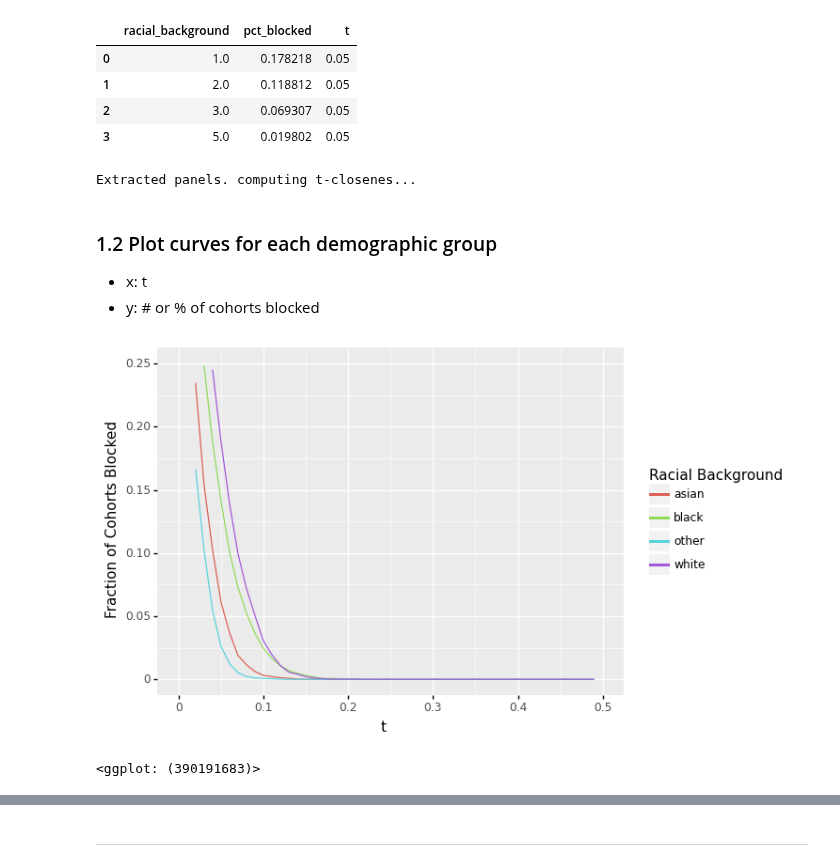
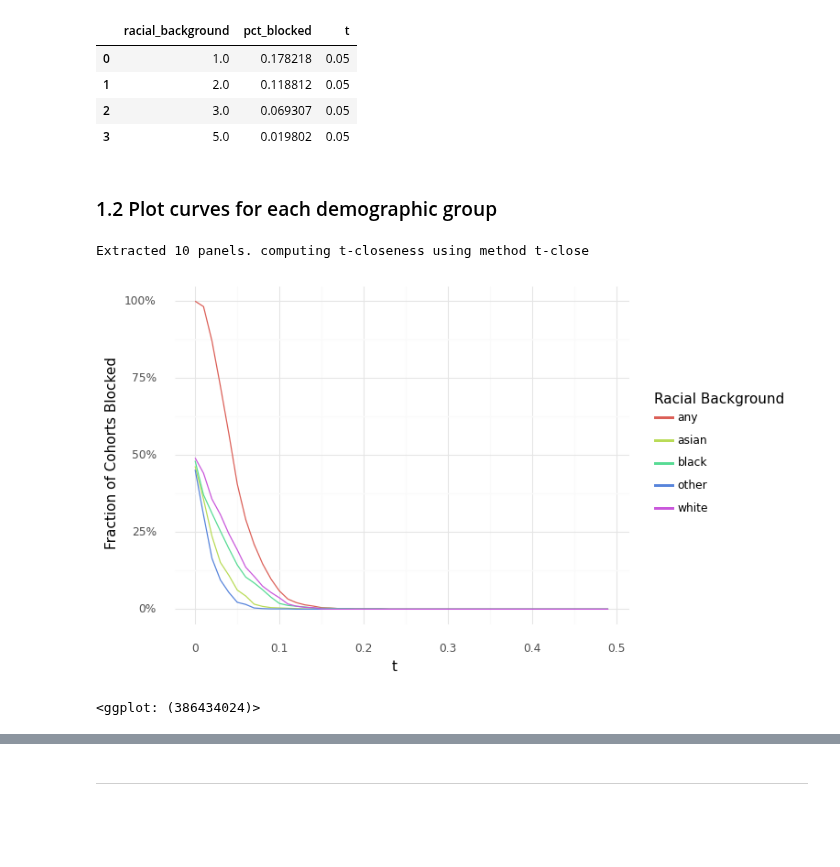
Before and after one commit to aberke/floc-analysis, a Jupyter notebook: notebooks/t-closeness.ipynb, the cells around one changed output, grey strips where cells are left out. Cells and saved outputs as stored; diff of their text form; code cells hidden in the pictures; blank space fills up the shorter version.

```diff
--- a/notebooks/t-closeness.ipynb
+++ b/notebooks/t-closeness.ipynb
@@ -8,6 +8,15 @@ import numpy as np
 import pandas as pd
 import random
 
+from plotnine import (ggplot, geom_point, aes,
+                      stat_smooth, facet_wrap,
+                      geom_ribbon, geom_line,
+                      xlim, ylim, labs,
+                      scale_y_continuous,
+                      theme, element_rect,
+                      element_blank, element_line,
+                      element_text, theme_minimal)
+
 import floc
 
 from comscore.data import read_weeks_machines_domains
@@ -17,7 +26,7 @@ all_panels_cohorts_fpath = '../output/all_panels_cohorts.csv'
 T = np.arange(0,0.5,0.01)
 
 ## Demographic mappings
-race_values = {1:'white', 2:'black', 3:'asian', 5:'other'}
+race_values = {1:'white', 2:'black', 3:'asian', 5:'other', 'any': 'any'}
 hi_values = {1:'0 to 25k', 2:'25k to 50k', 3:'50k to 100k', 4:'100k +'}
 hi_race_values = {
     "1.0, 1.0": "0 to 25k, white",
@@ -69,10 +78,11 @@ read in all panels: 3302090 total rows
 # %% [markdown]
 ### 1.1 calculate overall prevalences
 # %%
-cohort_demo_portions_df = get_cohort_demo_portions_df(panel_df, demo_col)
-demo_fractions = panel_df.dropna().groupby(demo_col)['panel_id'].count() / len(panel_df.dropna())
 panel_id = 38
 demo_col="racial_background"
 t = 0.01
+panel_df = all_panels_df[all_panels_df.panel_id == panel_id]
+cohort_demo_portions_df = get_cohort_demo_portions_df(panel_df, demo_col)
+demo_fractions = panel_df.dropna().groupby(demo_col)['panel_id'].count() / len(panel_df.dropna())
 # %%
 cohort_demo_portions_df.head()
@@ -148,38 +186,35 @@ def all_panels_t_closeness(all_panels_df, demo_col, T=T, panel_ids=None):
     return pd.concat(t_closeness_dfs)
-# %%
-panels = np.random.choice(all_panels_df.panel_id, size=100)
-tt = all_panels_t_closeness(all_panels_df, demo_col, panel_ids = panels)
-# %% [output]
-Extracted panels. computing t-closenes...
 # %% [markdown]
 ### 1.2 Plot curves for each demographic group
-
-- x: t
-- y: # or % of cohorts blocked
 # %%
-from plotnine import ggplot, geom_point, aes, stat_smooth, facet_wrap, geom_ribbon, geom_line, xlim, labs, scale_y_continuous, ylim
-n_cohorts_all = all_panels_df.cohort.nunique()
+
+
+panels = np.random.choice(all_panels_df.panel_id, size=10)
+tt = all_panels_t_closeness(all_panels_df, demo_col, method='t-close', panel_ids = panels)
 
 df = (tt
  .assign(racial_background = lambda x: x.racial_background.map(race_values))
  .groupby(['t', 'racial_background'])
  .agg({'pct_blocked': [np.mean,
                                lambda x: np.mean(x) + 1.96*np.std(x),
                                lambda x: np.mean(x) - 1.96*np.std(x)]})
  .set_axis(['pct_blocked', 'upper', 'lower'], axis=1, inplace=False)
  .reset_index()
 )
 
-(ggplot(df, aes(color='racial_background')) +
+(ggplot() +
 # geom_ribbon(aes(x='t', ymin='lower', ymax='upper'), alpha=0.02, linetype='dashed', size=0.3) +
- geom_line(aes(x='t', y='pct_blocked')) +
-labs(y="Fraction of Cohorts Blocked",
+ geom_line(aes(x='t', y='pct_blocked', color='racial_background'), data=df) +
+# geom_line(aes(x='t', y='pct_blocked'), data=df_mean) +
+ labs(y="Fraction of Cohorts Blocked",
     x="t",
     color="Racial Background") +
-# scale_y_continuous(labels=lambda l: ["%d%%" % (v * 100) for v in l])+
- ylim(0, 0.25) +
- xlim(0, 0.5)
+ theme_minimal() +
+ scale_y_continuous(labels=lambda l: ["%d%%" % (v * 100) for v in l])
+# ylim(0, 0.25) +
+# xlim(0, 0.5)
 )
 # %% [output]
+Extracted 10 panels. computing t-closeness using method t-close
-[figure, old version]
+[figure, new version]
-<ggplot: (390191683)>
+<ggplot: (386434024)>
```
Also changed, not shown: parts of 8 cells of this notebook.
